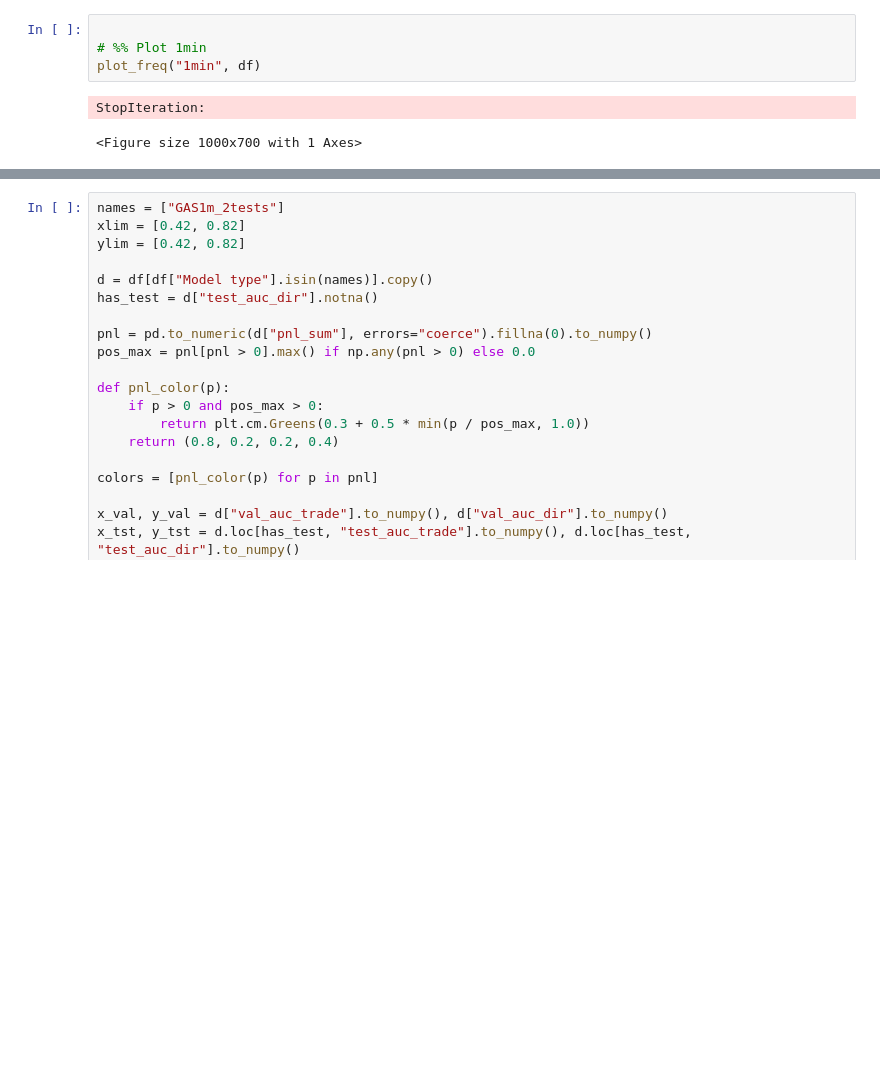
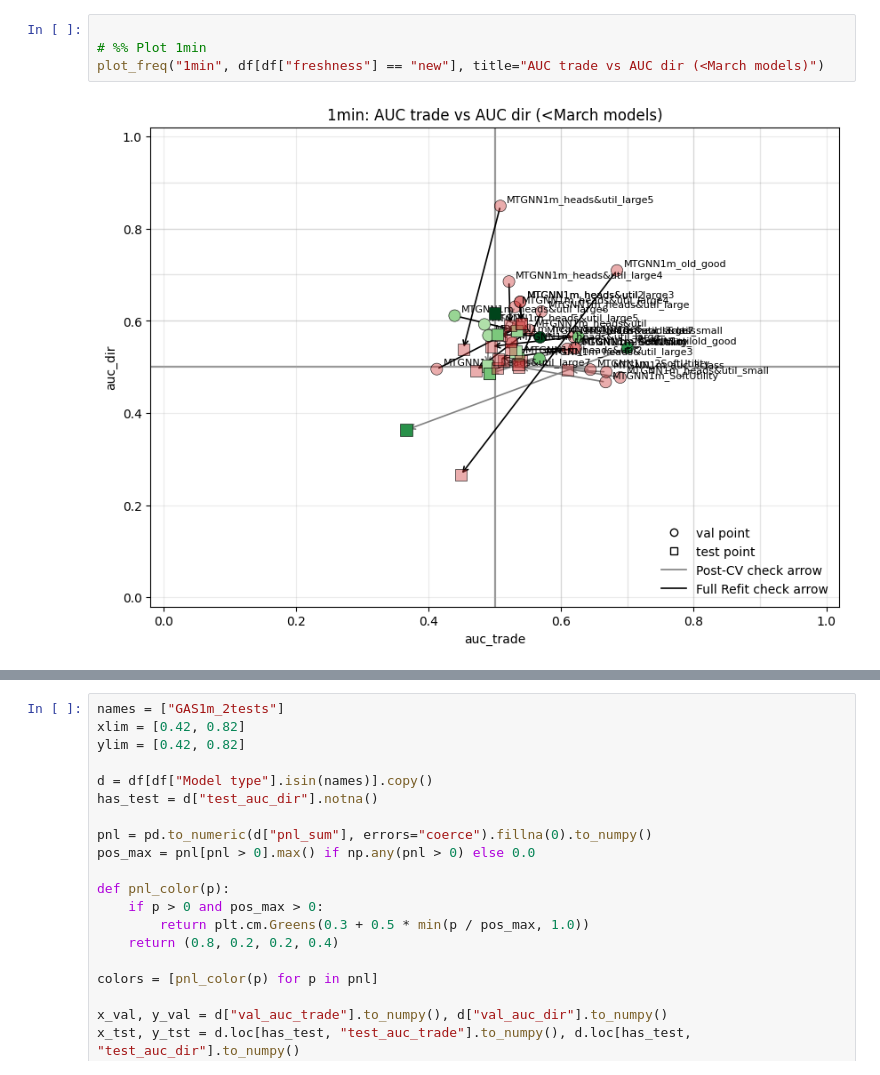
Before and after one commit to vitalii-novikov/Graph_Neural_Network_for_Market_Microstructure, a Jupyter notebook: visualisations/jan_stats.ipynb, the cells around one changed output, grey strips where cells are left out. Drawn from its saved outputs; the diff is of its cells as text; blank space fills up the shorter version.

```diff
--- a/visualisations/jan_stats.ipynb
+++ b/visualisations/jan_stats.ipynb
@@ -134,7 +135,6 @@ TypeError: plot_freq() missing 1 required positional argument: 'df'
 # %%
 
 # %% Plot 1min
-plot_freq("1min", df)
+plot_freq("1min", df[df["freshness"] == "new"], title="AUC trade vs AUC dir (<March models)")
 # %% [output]
-StopIteration:
-<Figure size 1000x700 with 1 Axes>
+[figure, added]
```
Also changed, not shown: parts of 5 cells of this notebook, 9 other files.
